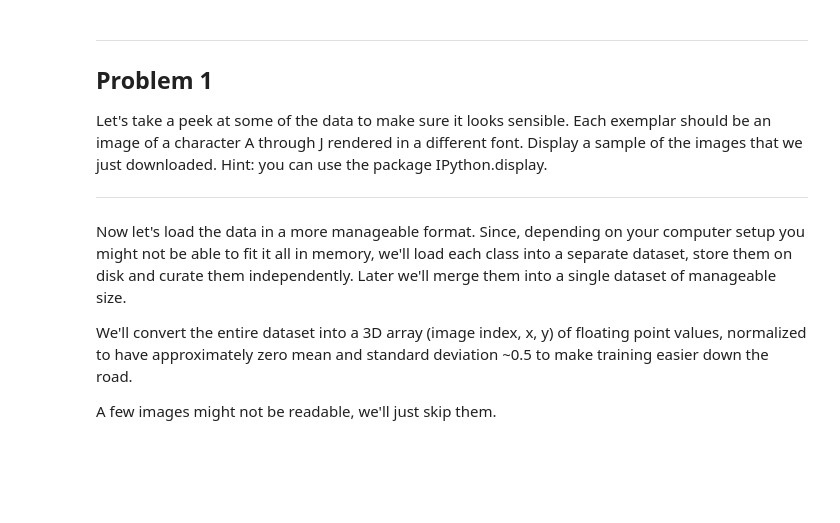
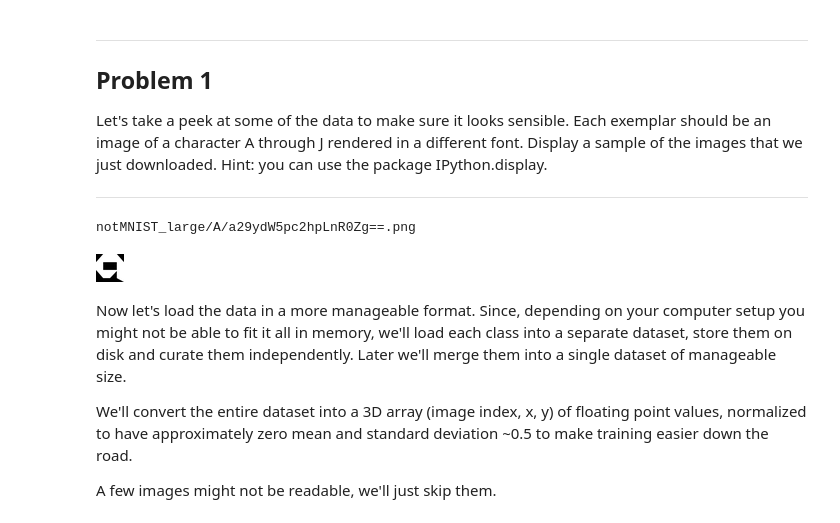
Before and after one commit to llevar/udacity_deep_learning, a Jupyter notebook: 1_notmnist.ipynb, the cells around one changed output. Cells and saved outputs as stored; diff of their text form; code cells hidden in the pictures; blank space fills up the shorter version.

```diff
--- a/1_notmnist.ipynb
+++ b/1_notmnist.ipynb
@@ -90,6 +90,17 @@ Problem 1
 Let's take a peek at some of the data to make sure it looks sensible. Each exemplar should be an image of a character A through J rendered in a different font. Display a sample of the images that we just downloaded. Hint: you can use the package IPython.display.
 
 ---
+# %%
+a_folder = train_folders[0]
+
+for (path, dirs, files) in os.walk(a_folder):
+    for file in files:
+        print(os.path.join(path,file))
+        display(Image(filename=os.path.join(path,file)))
+        break
+# %% [output]
+notMNIST_large/A/a29ydW5pc2hpLnR0Zg==.png
+[figure, added]
 # %% [markdown]
 Now let's load the data in a more manageable format. Since, depending on your computer setup you might not be able to fit it all in memory, we'll load each class into a separate dataset, store them on disk and curate them independently. Later we'll merge them into a single dataset of manageable size.
 
```
Also changed, not shown: parts of 7 cells of this notebook.
